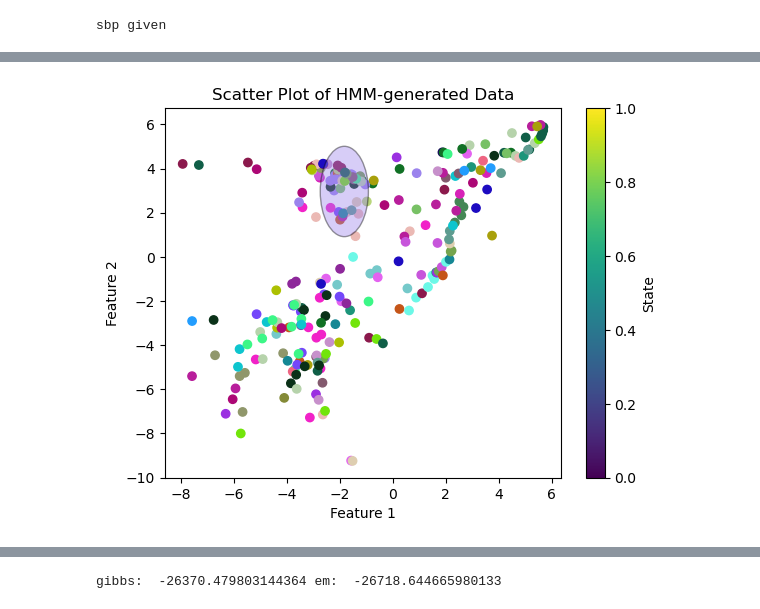
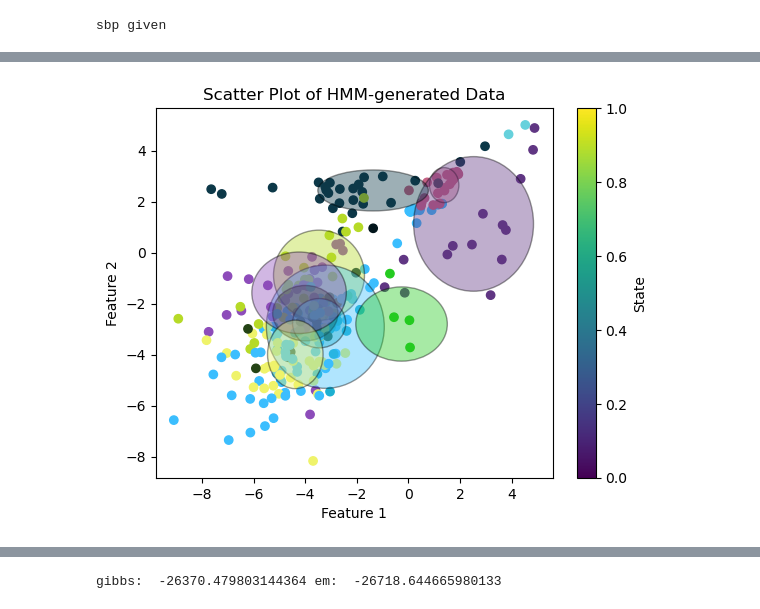
Before and after one commit to Davidjames9610/ubm, a Jupyter notebook: final/models/hdphmm/hdphmmwl/testing/whale_data_wl_test_1.ipynb, the cells around one changed output, grey strips where cells are left out. Cells and saved outputs as stored; diff of their text form; code cells hidden in the pictures.

Commit message:
training and reg for gibbs working in wl

```diff
--- a/final/models/hdphmm/hdphmmwl/testing/whale_data_wl_test_1.ipynb
+++ b/final/models/hdphmm/hdphmmwl/testing/whale_data_wl_test_1.ipynb
@@ -21 +26,17 @@ with open('/Users/david/Documents/mastersCode/ubm/final/tests/train-test-val.pkl
+# %%
+train.features = []
+for sample in train.samples:
+    train.features.append(get_feature(sample))
+
+val.features = []
+for sample in val.samples:
+    val.features.append(get_feature(sample))
+# %%
+
+feat_indicis = train.sample_labels == 0 # humpback
+hmm_features = [item for item, condition in zip(train.features, feat_indicis) if condition]
+
+feat_indicis_val = val.sample_labels == 0 # humpback
+hmm_features_val = [item for item, condition in zip(val.features, feat_indicis_val) if condition]
+# cur_hmm.fit(np.concatenate(hmm_features))
 # %%
@@ -63,17 +69,22 @@ import final.models.hdphmm.hdphmmwl.hdphmmwl as hdphmm
 from final.models.hdphmm.helpers.plot_hmm import plot_hmm_data
 import final.models.hdphmm.hdphmmwl.consts as const
 import final.models.hdphmm.hdphmmwl.numba_wl as numba
+from importlib import reload
 reload(const)
 reload(numba)
 reload(hdphmm)
 
 sbp = {
-    const.ALPHA0: 0.2,
-    const.GAMMA0: 0.2,
-    const.KAPPA0: 0.2,
+    const.ALPHA0: 0.1,
+    const.GAMMA0: 0.01,
+    const.KAPPA0: 0.5,
 }
 sbp[const.RHO0] = sbp[const.KAPPA0] / ( sbp[const.KAPPA0] + sbp[const.ALPHA0])
 temp = 1
-hdp_hmm = hdphmm.HDPHMMWL(smaller_features, 40, iterations=500, sbp=sbp)
+hdp_hmm = hdphmm.HDPHMMWL(concatenated_list, 19, iterations=20, sbp=sbp, feature_a=11, feature_b=12)
+
+# hdp_hmm.gamma0 = 0.01
+# hdp_hmm.nu0 = 200
+# hdp_hmm.V0 = np.eye(hdp_hmm.D) * 10
 # %% [output]
 sbp given
@@ -79,0 +98,11 @@ sbp given
+# %%
+hdp_hmm.fit_multiple(verbose=True, outer_its=1, iterations=20)
+
+# plt.plot(range(0,len(hdp_hmm.trace[const.TIME])), hdp_hmm.trace[const.TIME], marker="None")
+# plt.xlabel('iteration')
+# plt.ylabel('ARI')
+# plt.xlim(0,1)
+# #plt.savefig("./image/ari.png")
+# plt.show()
+# plt.close()
+print('average time for one gibbs sweep: ', np.mean(hdp_hmm.trace[const.TIME]))
@@ -80,7 +187,4 @@ sbp given
 # %%
-import final.models.hdphmm.helpers.plot_hmm as plot_hmm
-reload(plot_hmm)
-plot_hmm.plot_hmm_data(smaller_features, hdp_hmm.Z, hdp_hmm.K, hdp_hmm.mu, hdp_hmm.sigma, counts=hdp_hmm.nk, percent=5,feature_a=11, feature_b=12)
-# plt.scatter(smaller_features[:, 12], smaller_features[:, 11], c=hdp_hmm.Z, cmap='viridis', marker='o')
+plot_hmm.plot_hmm_data(aic_states_humpback[3], hdp_hmm.Z, hdp_hmm.K, hdp_hmm.mu, hdp_hmm.sigma, counts=hdp_hmm.nk, percent=1,feature_a=11, feature_b=12)
 # %% [output]
-[figure, old version]
+[figure, new version]
```
Also changed, not shown: parts of 24 cells of this notebook, 13 other files.
